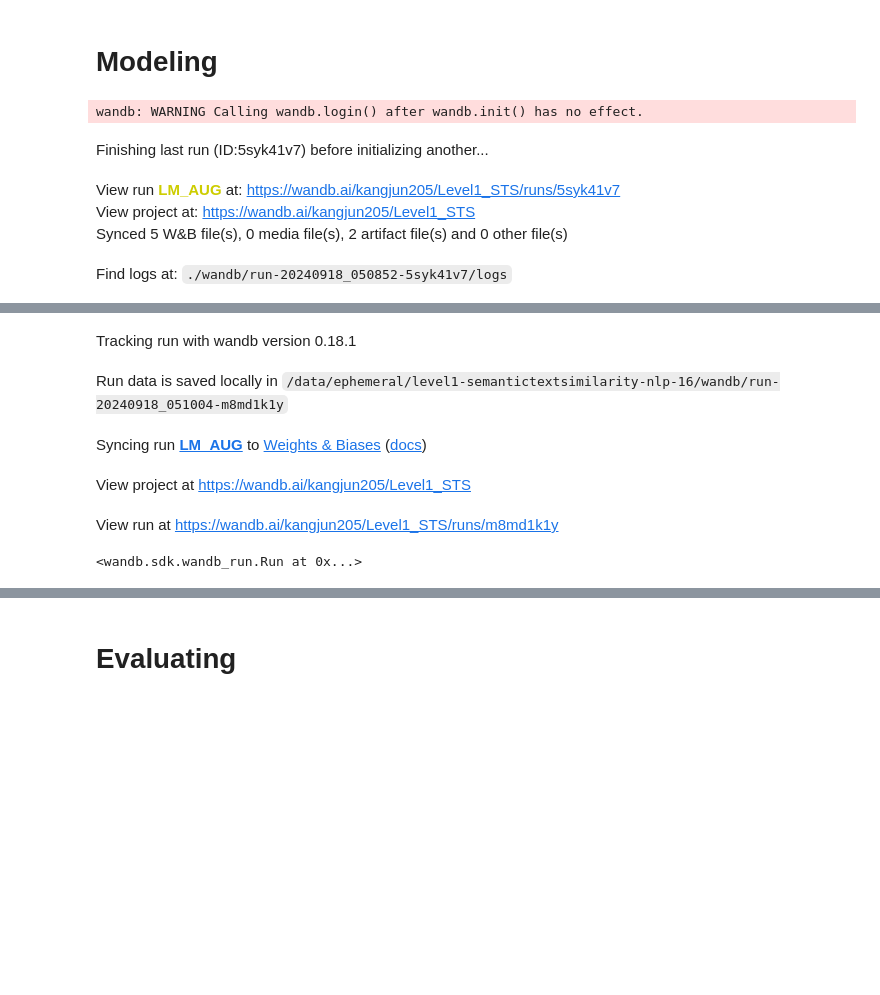
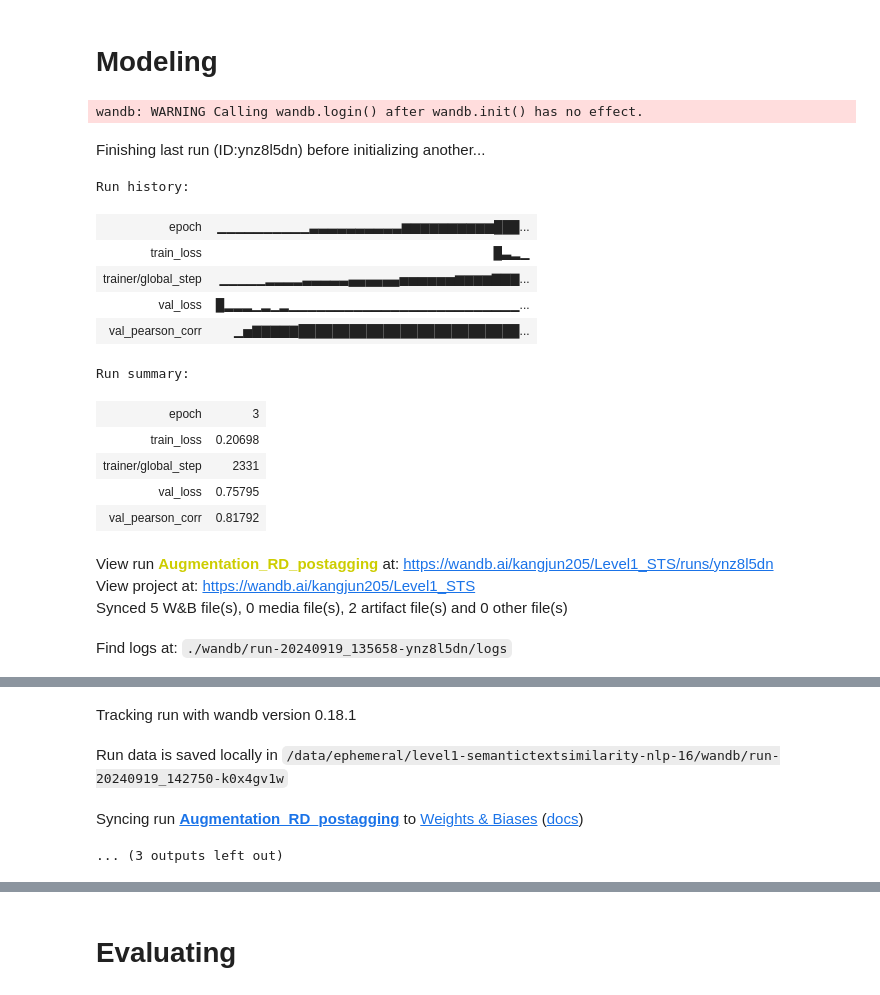
Before and after one commit to boostcampaitech7/level1-semantictextsimilarity-nlp-16, a Jupyter notebook: kkj.ipynb, the cells around one changed output, grey strips where cells are left out. Saved outputs shown, nothing was run; the diff lists cells and outputs as text; code cells hidden in the pictures; blank space fills up the shorter version.

```diff
--- a/kkj.ipynb
+++ b/kkj.ipynb
@@ -192,11 +335,23 @@ config = {
 }
 # %%
 wandb.login(key='dfae2bfa701b636a0c1d84ddd928a19f5e17c2f5')
-wandb.init(project="Level1_STS", name = 'LM_AUG', config = config)
+wandb.init(project="Level1_STS", name = 'Augmentation_RD_postagging', config = config)
 # %% [output]
 wandb: WARNING Calling wandb.login() after wandb.init() has no effect.
-Finishing last run (ID:5syk41v7) before initializing another...
+Finishing last run (ID:ynz8l5dn) before initializing another...
+Run history:
+| epoch | ▁▁▁▁▁▁▁▁▁▁▃▃▃▃▃▃▃▃▃▃▆▆▆▆▆▆▆▆▆▆███... |
+| train_loss | █▃▂▁ |
+| trainer/global_step | ▁▁▁▁▁▂▂▂▂▃▃▃▃▃▄▄▄▄▄▄▅▅▅▅▅▅▆▆▆▆▇▇▇... |
+| val_loss | █▂▂▂▁▂▁▂▁▁▁▁▁▁▁▁▁▁▁▁▁▁▁▁▁▁▁▁▁▁▁▁▁... |
+| val_pearson_corr | ▁▅▇▇▇▇▇██████████████████████████... |
+Run summary:
+| epoch | 3 |
+| train_loss | 0.20698 |
+| trainer/global_step | 2331 |
+| val_loss | 0.75795 |
+| val_pearson_corr | 0.81792 |
-View run LM_AUG at: https://wandb.ai/kangjun205/Level1_STS/runs/5syk41v7
+View run Augmentation_RD_postagging at: https://wandb.ai/kangjun205/Level1_STS/runs/ynz8l5dn
 View project at: https://wandb.ai/kangjun205/Level1_STS
 Synced 5 W&B file(s), 0 media file(s), 2 artifact file(s) and 0 other file(s)
-Find logs at: ./wandb/run-20240918_050852-5syk41v7/logs
+Find logs at: ./wandb/run-20240919_135658-ynz8l5dn/logs
@@ -204,9 +359,7 @@ Successfully finished last run (ID:5syk41v7). Initializing new run:
 Tracking run with wandb version 0.18.1
-Run data is saved locally in /data/ephemeral/level1-semantictextsimilarity-nlp-16/wandb/run-20240918_051004-m8md1k1y
+Run data is saved locally in /data/ephemeral/level1-semantictextsimilarity-nlp-16/wandb/run-20240919_142750-k0x4gv1w
-Syncing run LM_AUG to Weights & Biases (docs)
+Syncing run Augmentation_RD_postagging to Weights & Biases (docs)
-View project at https://wandb.ai/kangjun205/Level1_STS
-View run at https://wandb.ai/kangjun205/Level1_STS/runs/m8md1k1y
-<wandb.sdk.wandb_run.Run at 0x...>
+... (3 outputs left out)
 # %%
 now_min = datetime.datetime.now().strftime('%d%H%M')
 now_sec = datetime.datetime.now().strftime('%d%H%M%S')
```
Also changed, not shown: parts of 11 cells of this notebook.
